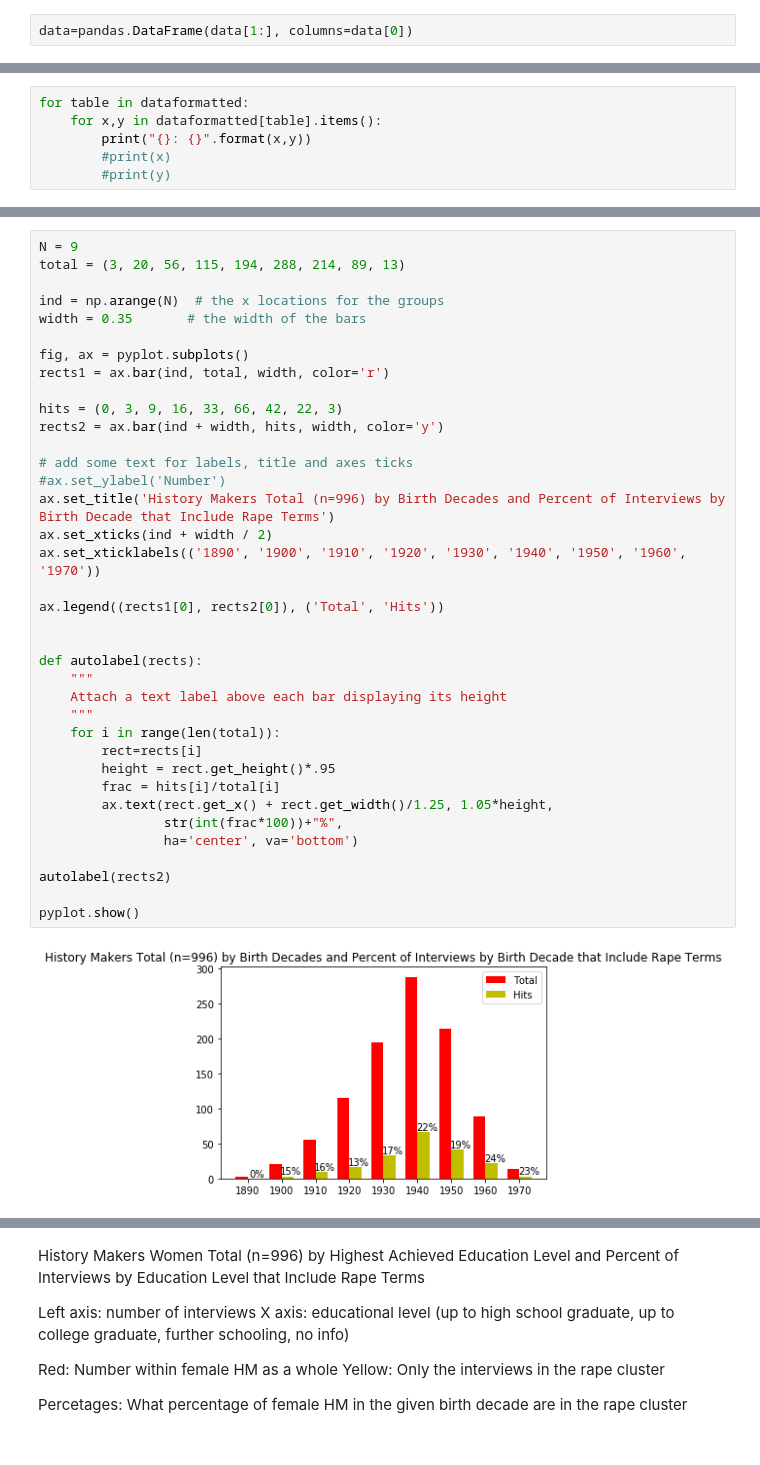
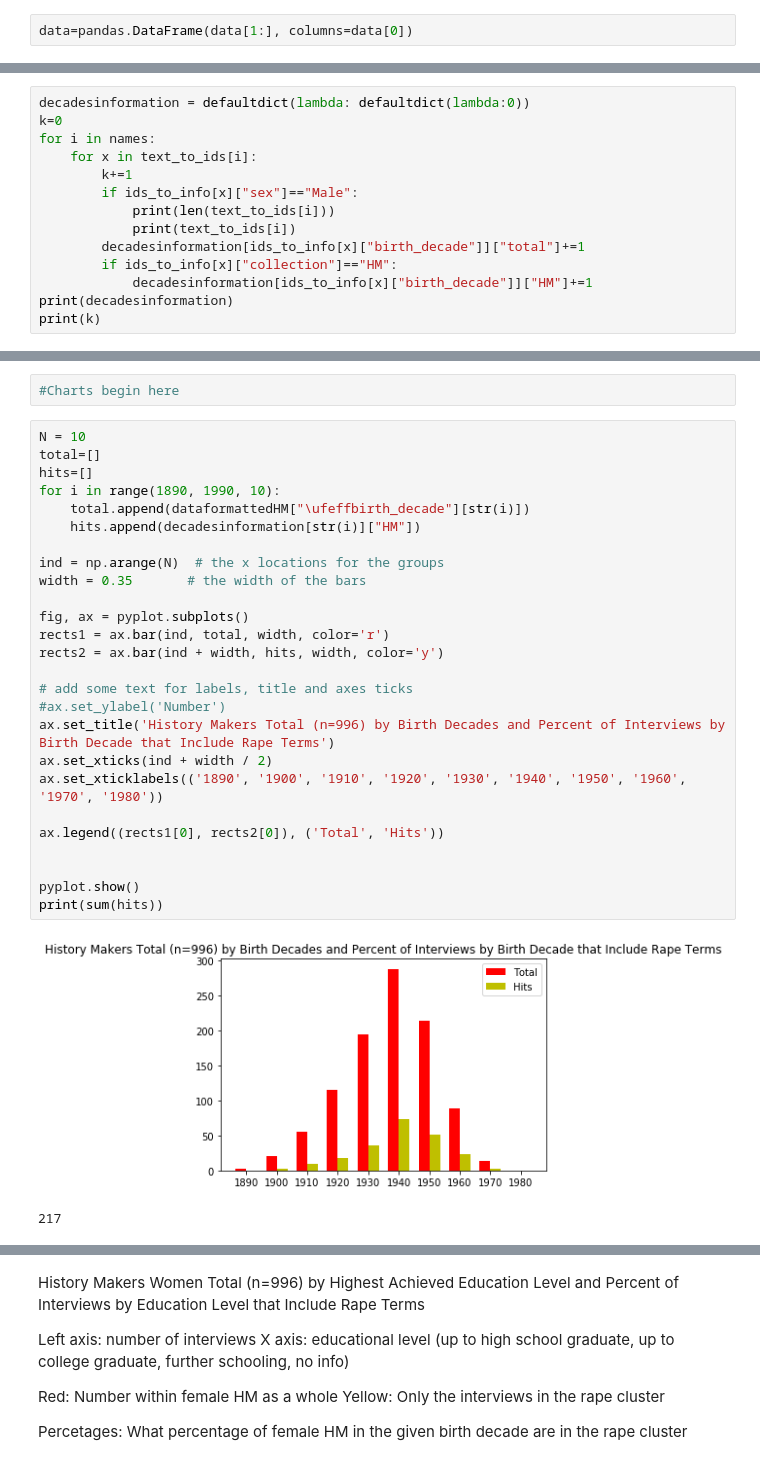
Before and after one commit to ohtap/ohtap, a Jupyter notebook: Research Question 1/Presentation Viz Notebook.ipynb, the cells around one changed output, grey strips where cells are left out. Drawn from its saved outputs; the diff is of its cells as text.

```diff
--- a/Research Question 1/Presentation Viz Notebook.ipynb
+++ b/Research Question 1/Presentation Viz Notebook.ipynb
@@ -92,9 +72,3 @@ for cat in dataformatted:
     for x in dataformatted[cat]:
         total+= dataformatted[cat][x]
     dataformatted[cat]["No Info"]= TOTAL-total
-# %%
-for table in dataformatted:
-    for x,y in dataformatted[table].items():
-        print("{}: {}".format(x,y))
-        #print(x)
-        #print(y)
@@ -143,0 +146,14 @@ print(checkAProfile(database, "White", "Female", "Graduate or professional degre
+# %%
+decadesinformation = defaultdict(lambda: defaultdict(lambda:0))
+k=0
+for i in names:
+    for x in text_to_ids[i]:
+        k+=1
+        if ids_to_info[x]["sex"]=="Male":
+            print(len(text_to_ids[i]))
+            print(text_to_ids[i])
+        decadesinformation[ids_to_info[x]["birth_decade"]]["total"]+=1
+        if ids_to_info[x]["collection"]=="HM":
+            decadesinformation[ids_to_info[x]["birth_decade"]]["HM"]+=1
+print(decadesinformation)
+print(k)
@@ -144,42 +173,34 @@ print(checkAProfile(database, "White", "Female", "Graduate or professional degre
+# %%
+#Charts begin here
 # %%
-N = 9
-total = (3, 20, 56, 115, 194, 288, 214, 89, 13)
+N = 10
+total=[]
+hits=[]
+for i in range(1890, 1990, 10):
+    total.append(dataformattedHM["\ufeffbirth_decade"][str(i)])
+    hits.append(decadesinformation[str(i)]["HM"])
 
 ind = np.arange(N)  # the x locations for the groups
 width = 0.35       # the width of the bars
 
 fig, ax = pyplot.subplots()
 rects1 = ax.bar(ind, total, width, color='r')
-
-hits = (0, 3, 9, 16, 33, 66, 42, 22, 3)
 rects2 = ax.bar(ind + width, hits, width, color='y')
 
 # add some text for labels, title and axes ticks
 #ax.set_ylabel('Number')
 ax.set_title('History Makers Total (n=996) by Birth Decades and Percent of Interviews by Birth Decade that Include Rape Terms')
 ax.set_xticks(ind + width / 2)
-ax.set_xticklabels(('1890', '1900', '1910', '1920', '1930', '1940', '1950', '1960', '1970'))
+ax.set_xticklabels(('1890', '1900', '1910', '1920', '1930', '1940', '1950', '1960', '1970', '1980'))
 
 ax.legend((rects1[0], rects2[0]), ('Total', 'Hits'))
 
 
-def autolabel(rects):
-    """
-    Attach a text label above each bar displaying its height
-    """
-    for i in range(len(total)):
-        rect=rects[i]
-        height = rect.get_height()*.95
-        frac = hits[i]/total[i]
-        ax.text(rect.get_x() + rect.get_width()/1.25, 1.05*height,
-                str(int(frac*100))+"%",
-                ha='center', va='bottom')
-
-autolabel(rects2)
-
 pyplot.show()
+print(sum(hits))
 # %% [output]
-[figure, old version]
+[figure, new version]
+217
 # %%
 N = 4
 total = (5+76+1, 304+95, 460, 55)
```
Also changed, not shown: parts of 32 cells of this notebook.
